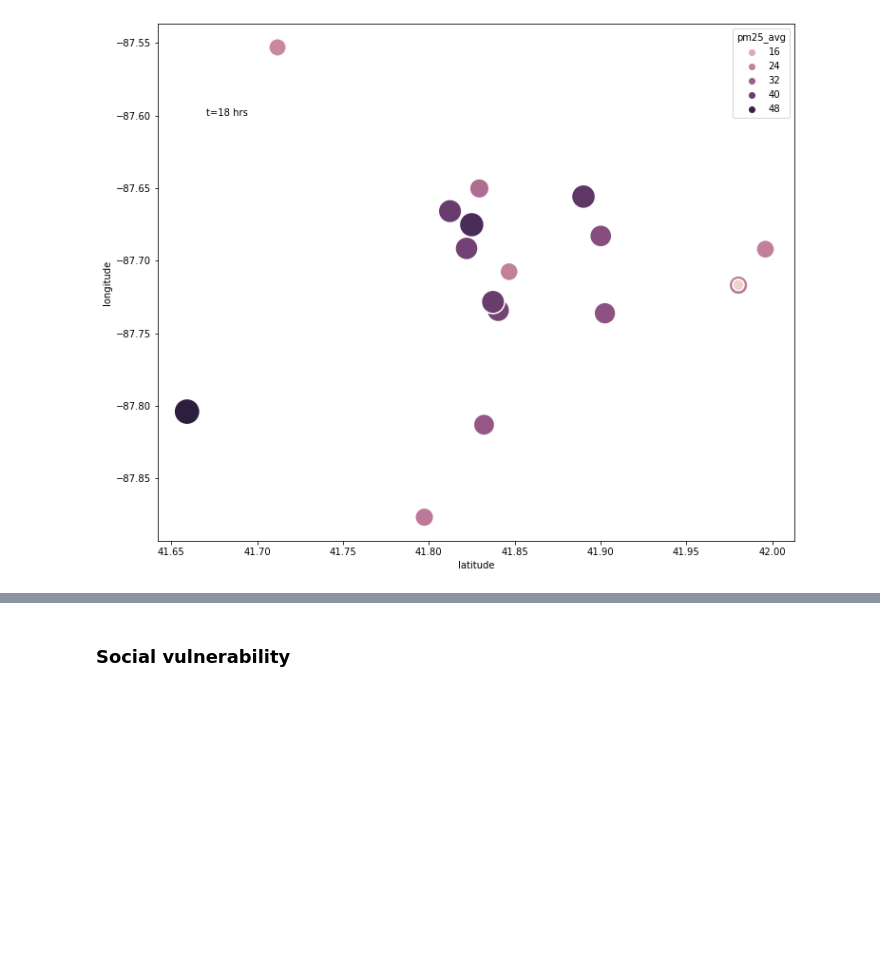
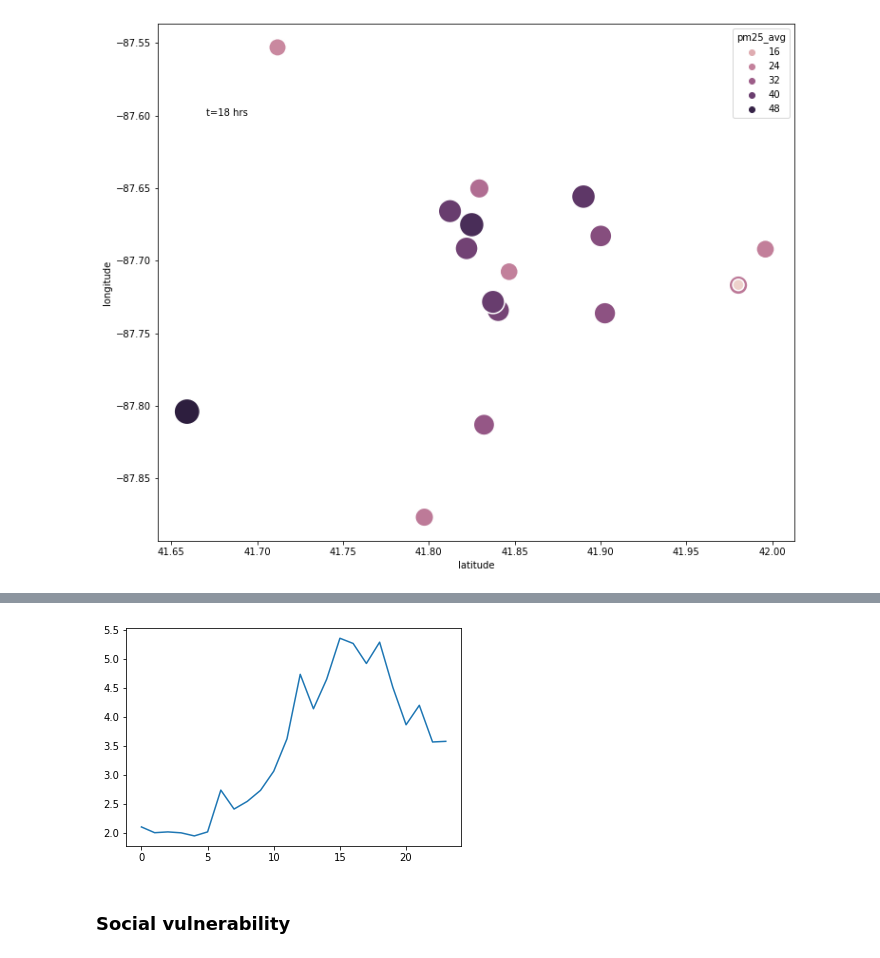
Before and after one commit to code-312/Air-Quality, a Jupyter notebook: notebooks/spatial_variation.ipynb, the cells around one changed output, grey strips where cells are left out. Saved outputs shown, nothing was run; the diff lists cells and outputs as text; code cells hidden in the pictures; blank space fills up the shorter version.

Commit message:
computed standard deviations of sensor measurements for fixed time

```diff
--- a/notebooks/spatial_variation.ipynb
+++ b/notebooks/spatial_variation.ipynb
@@ -255,3 +238,21 @@ ax = sns.scatterplot(x = df_3dscatter['latitude'], y = df_3dscatter['longitude']
 ax.text(x = 41.67, y = -87.6, s = f't={t} hrs');
 # %% [output]
 [figure]
+# %%
+def correction_epa(pm25, rh):
+    return 0.52 * pm25 - 0.085 * rh + 5.71
+
+# TODO sensors with no RH?
+df_hourly_a['pm25_avg_corr'] = df_hourly_a.apply(lambda row: correction_epa(row['pm25_avg'], row['rh']), axis = 1)
+
+t = 18
+df_3dscatter = df_hourly_a[df_hourly_a['hours_elapsed'] == t]
+display(df_3dscatter.round(2))
+
+std_corrs = []
+for t in range(24):
+    df_hourly_t = df_hourly_a[df_hourly_a['hours_elapsed'] == t]
+    std_corrs.append(df_hourly_t['pm25_avg_corr'].std())
+std_corrs
+sns.lineplot(data = std_corrs);
+# %% [output]
@@ -258,2 +277,3 @@ ax.text(x = 41.67, y = -87.6, s = f't={t} hrs');
+[figure, added]
 # %% [markdown]
 ### Social vulnerability
```
Also changed, not shown: parts of 3 cells of this notebook.
